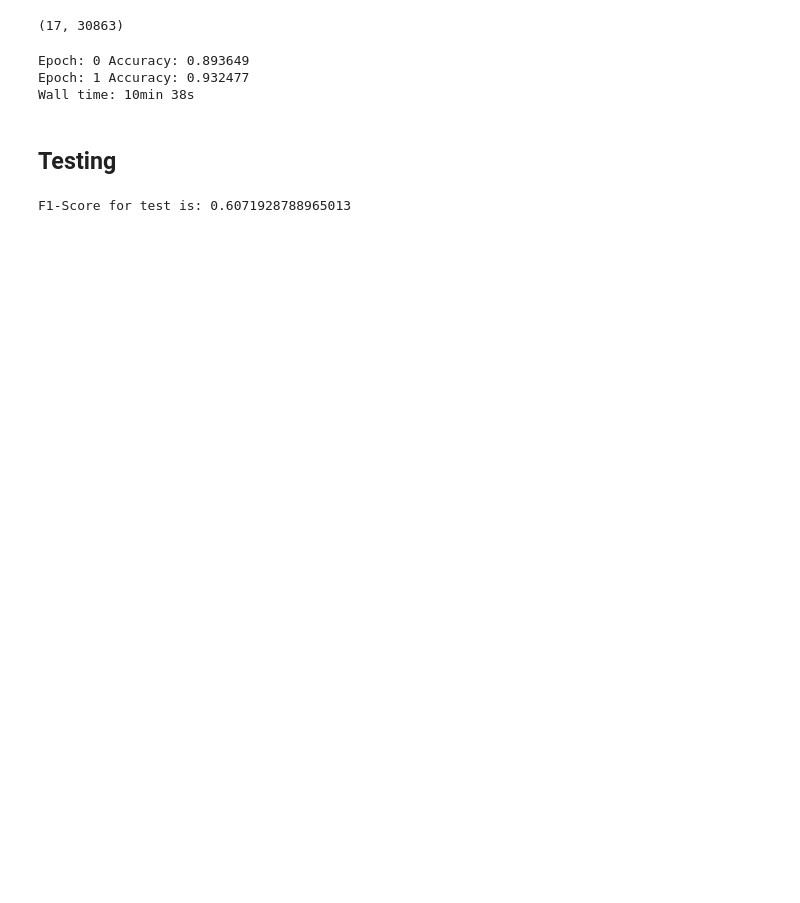
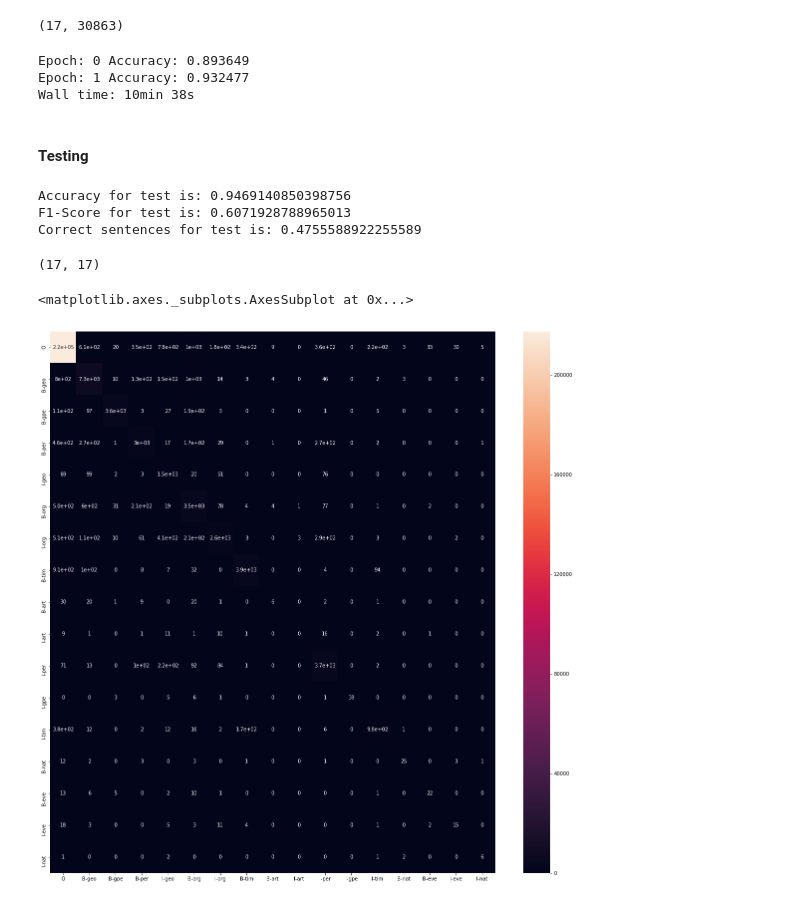
Before and after one commit to polazaro/NLP_NamedEntityRecognition, a Jupyter notebook: Task 2 - NLP - Structured Perceptron.ipynb, the cells around one changed output. Drawn from its saved outputs; the diff is of its cells as text; code cells hidden in the pictures; blank space fills up the shorter version.

```diff
--- a/Task 2 - NLP - Structured Perceptron.ipynb
+++ b/Task 2 - NLP - Structured Perceptron.ipynb
@@ -274,17 +279,45 @@ sp.save_model("perceptron_ex")
 sp = spc.StructuredPerceptron(word_to_pos, tag_to_pos, ex_feature_mapper)
 sp.load_model(dir="perceptron_ex")
 # %% [markdown]
-## Testing
+#### Testing
 # %%
 from sklearn.metrics import f1_score
+from sklearn.metrics import accuracy_score
+
 y_pred_2 = []
 y_true = [item for x in Y_ids_test for item in x]
-for i in range(len(X_test)):
+correct_sentences = 0
+n_test = len(X_test)
+
+for i in range(n_test):
     y_pred_aux = sp.predict_tags_given_words(X_test[i])
     y_pred_2.append(y_pred_aux)
+    if list(y_pred_aux) == Y_ids_test[i]:
+        correct_sentences += 1
 
 y_pred = [item for x in y_pred_2 for item in x]
 F1_score_multi = f1_score(y_true, y_pred, average=None)
+Accuracy = accuracy_score(y_true, y_pred)
+print('Accuracy for test is: ' + str(Accuracy))
 print('F1-Score for test is: ' + str(np.mean(F1_score_multi)))
+print('Correct sentences for test is: ' + str(correct_sentences/n_test))
 # %% [output]
+Accuracy for test is: 0.9469140850398756
 F1-Score for test is: 0.6071928788965013
+Correct sentences for test is: 0.4755588922255589
+# %%
+conf_m
+# %% [output]
+(17, 17)
+# %%
+from sklearn.metrics import confusion_matrix
+import seaborn as sn
+
+cm = confusion_matrix(y_true, y_pred)
+cm = cm.astype('float') / cm.sum(axis=1)[:, np.newaxis]
+df_cm = pd.DataFrame(conf_m, index = [i for i in list(sp.state_labels)],columns = [i for i in list(sp.state_labels)])
+plt.figure(figsize = (20,20))
+sn.heatmap(df_cm, annot=True)
+# %% [output]
+<matplotlib.axes._subplots.AxesSubplot at 0x...>
+[figure, added]
```
Also changed, not shown: parts of 7 cells of this notebook.
